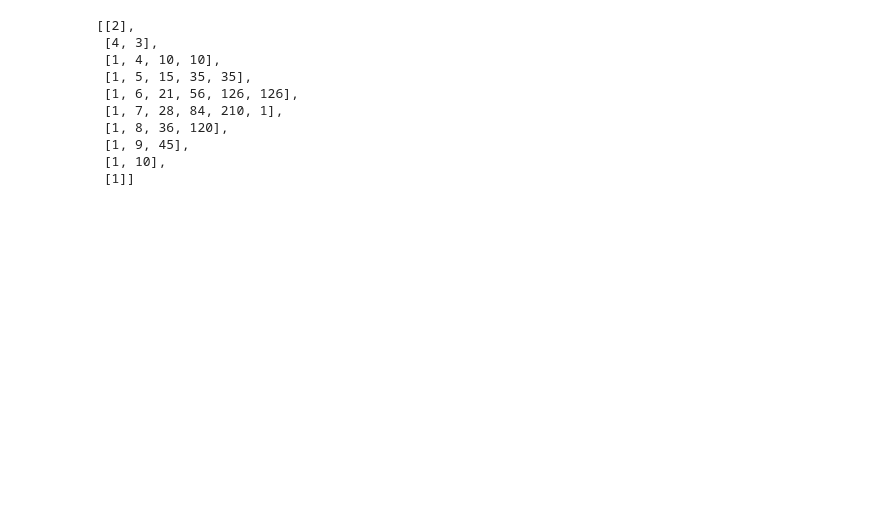
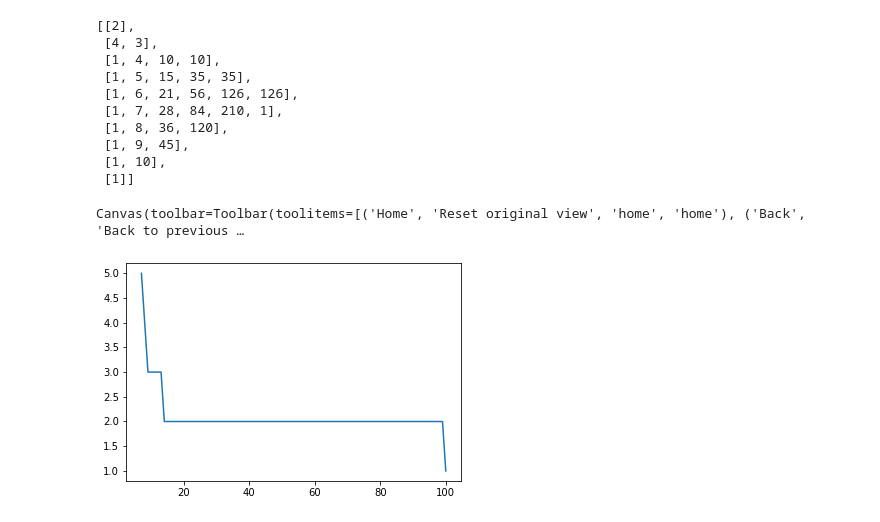
Before and after one commit to nadavhalahmi/Eggs, a Jupyter notebook: Eggs.ipynb, the cells around one changed output. Cells and saved outputs as stored; diff of their text form; code cells hidden in the pictures; blank space fills up the shorter version.

Commit message:
added a graph of the ideal number of eggs depending on the number of throws

```diff
--- a/Eggs.ipynb
+++ b/Eggs.ipynb
@@ -138,3 +139,21 @@ eggsSeriesLengths
  [1, 9, 45],
  [1, 10],
  [1]]
+# %%
+import math
+def numOfEggsDependingOnNumOfThrows (numOfFloors):
+    eggs = []
+    IDEAL_THROWS_N = (int)(math.log(2*numOfFloors,2))
+    throws = range(numOfFloors,IDEAL_THROWS_N-1,-1)
+    for throwNum in throws:
+        for egg in range(1,throwNum+1):
+            t = minThrows[egg][numOfFloors]
+            if t <= throwNum:
+                eggs.append(egg)
+                break
+    plt.plot(throws, eggs)
+# %%
+numOfEggsDependingOnNumOfThrows(100)
+# %% [output]
+Canvas(toolbar=Toolbar(toolitems=[('Home', 'Reset original view', 'home', 'home'), ('Back', 'Back to previous …
+[figure, added]
```
Also changed, not shown: parts of 2 cells of this notebook.
